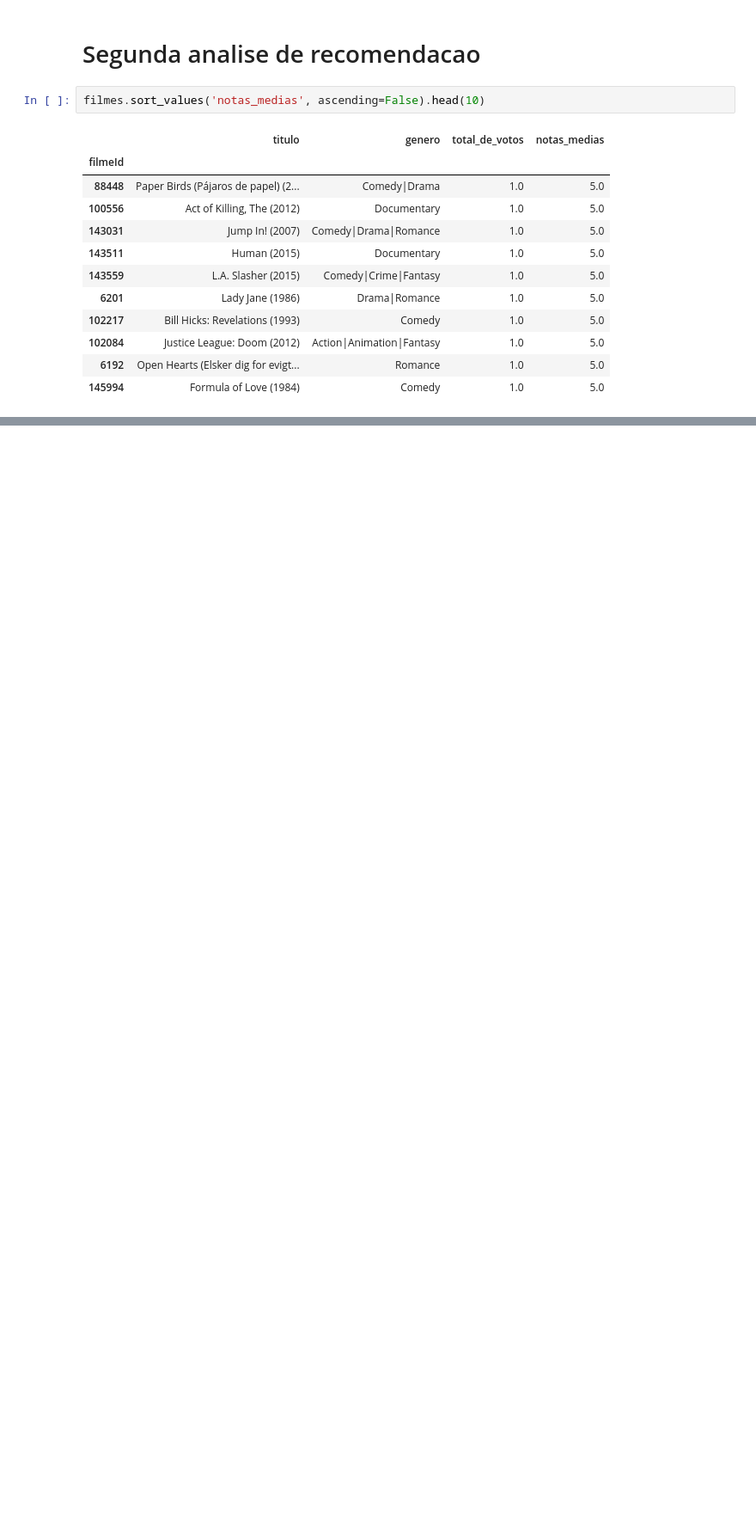
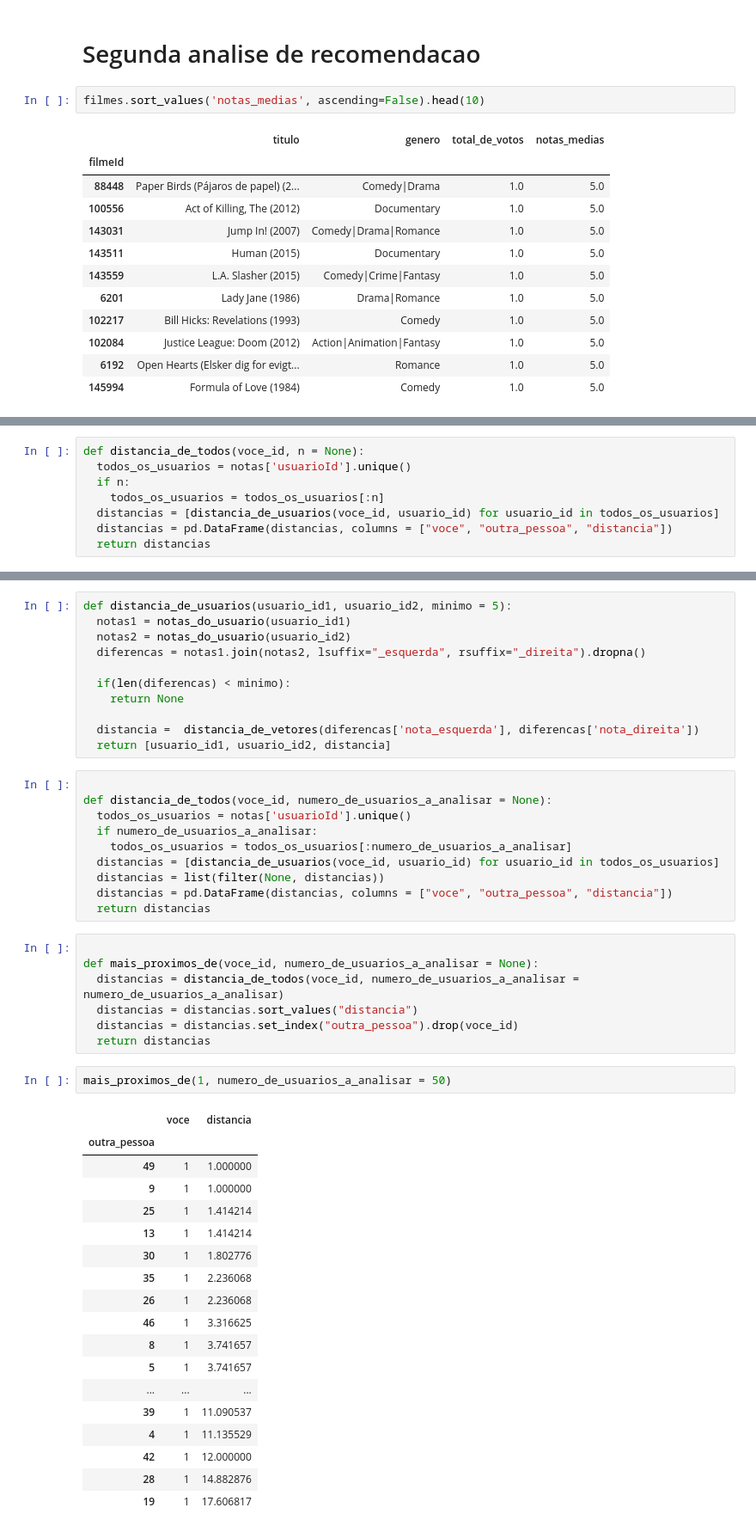
Before and after one commit to flaakira/Alura, a Jupyter notebook: Introducao_a_Recomendacao.ipynb, the cells around one changed output, grey strips where cells are left out. Shown: that part at 86% size. Cells and saved outputs as stored; diff of their text form; blank space fills up the shorter version.

```diff
--- a/Introducao_a_Recomendacao.ipynb
+++ b/Introducao_a_Recomendacao.ipynb
@@ -156,0 +379,8 @@ filmes_com_mais_de_50_votos = filmes.query("total_de_votos >= 50")
+# %%
+def distancia_de_todos(voce_id, n = None):
+  todos_os_usuarios = notas['usuarioId'].unique()
+  if n:
+    todos_os_usuarios = todos_os_usuarios[:n]
+  distancias = [distancia_de_usuarios(voce_id, usuario_id) for usuario_id in todos_os_usuarios]
+  distancias = pd.DataFrame(distancias, columns = ["voce", "outra_pessoa", "distancia"])
+  return distancias
@@ -156,0 +408,49 @@ filmes_com_mais_de_50_votos = filmes.query("total_de_votos >= 50")
+# %%
+def distancia_de_usuarios(usuario_id1, usuario_id2, minimo = 5):
+  notas1 = notas_do_usuario(usuario_id1)
+  notas2 = notas_do_usuario(usuario_id2)
+  diferencas = notas1.join(notas2, lsuffix="_esquerda", rsuffix="_direita").dropna()
+
+  if(len(diferencas) < minimo):
+    return None
+
+  distancia =  distancia_de_vetores(diferencas['nota_esquerda'], diferencas['nota_direita'])
+  return [usuario_id1, usuario_id2, distancia]
+# %%
+
+def distancia_de_todos(voce_id, numero_de_usuarios_a_analisar = None):
+  todos_os_usuarios = notas['usuarioId'].unique()
+  if numero_de_usuarios_a_analisar:
+    todos_os_usuarios = todos_os_usuarios[:numero_de_usuarios_a_analisar]
+  distancias = [distancia_de_usuarios(voce_id, usuario_id) for usuario_id in todos_os_usuarios]
+  distancias = list(filter(None, distancias))
+  distancias = pd.DataFrame(distancias, columns = ["voce", "outra_pessoa", "distancia"])
+  return distancias
+# %%
+
+def mais_proximos_de(voce_id, numero_de_usuarios_a_analisar = None):
+  distancias = distancia_de_todos(voce_id, numero_de_usuarios_a_analisar = numero_de_usuarios_a_analisar)
+  distancias = distancias.sort_values("distancia")
+  distancias = distancias.set_index("outra_pessoa").drop(voce_id)
+  return distancias
+# %%
+mais_proximos_de(1, numero_de_usuarios_a_analisar = 50)
+# %% [output]
+|  | voce | distancia |
+| outra_pessoa |  |  |
+| 49 | 1 | 1.000000 |
+| 9 | 1 | 1.000000 |
+| 25 | 1 | 1.414214 |
+| 13 | 1 | 1.414214 |
+| 30 | 1 | 1.802776 |
+| 35 | 1 | 2.236068 |
+| 26 | 1 | 2.236068 |
+| 46 | 1 | 3.316625 |
+| 8 | 1 | 3.741657 |
+| 5 | 1 | 3.741657 |
+| ... | ... | ... |
+| 39 | 1 | 11.090537 |
+| 4 | 1 | 11.135529 |
+| 42 | 1 | 12.000000 |
+| 28 | 1 | 14.882876 |
+| 19 | 1 | 17.606817 |
```
Also changed, not shown: parts of 56 cells of this notebook.
